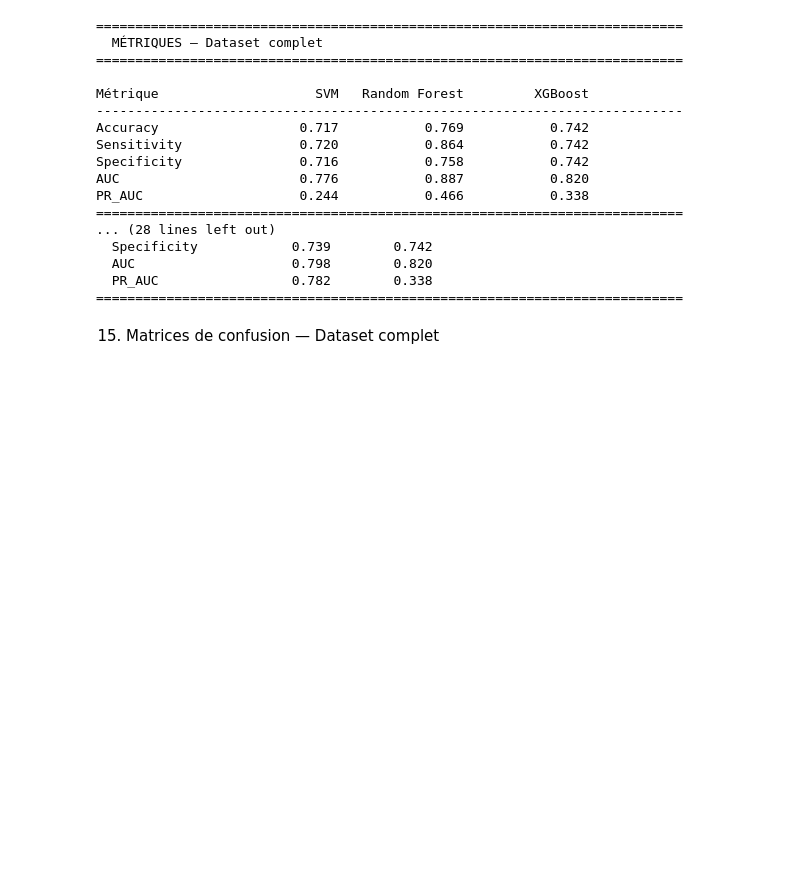
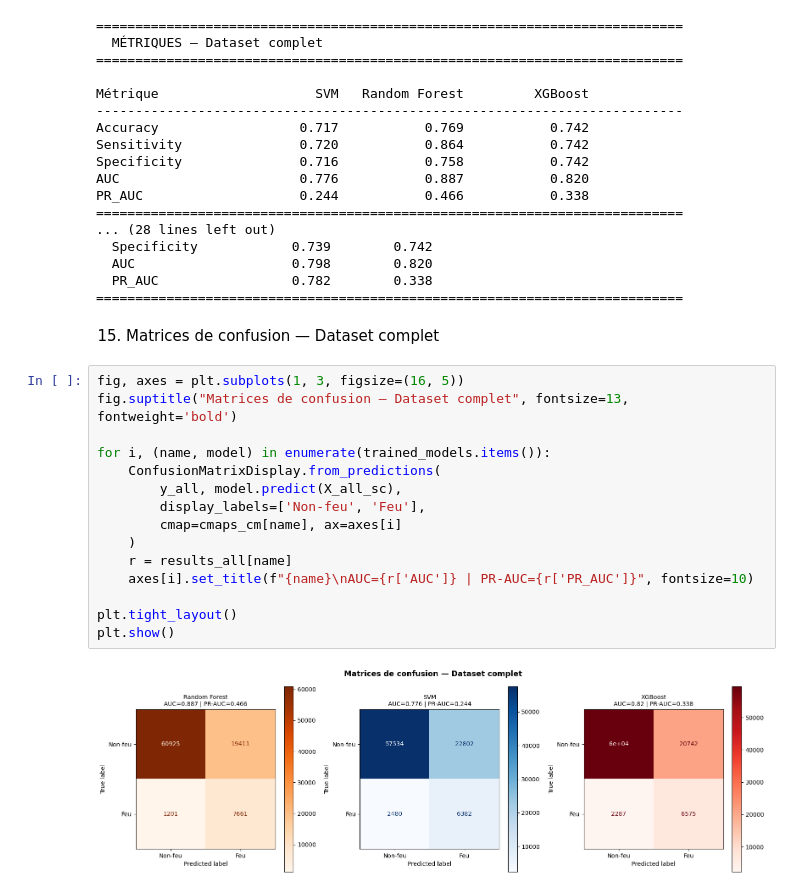
Before and after one commit to AbdelkarimElm/data-driven-wildfire-prediction-portugal, a Jupyter notebook: Reimplementation_Methods_Papers/CodeUthappa/wildfire_susceptibility_India.ipynb, the cells around one changed output. Drawn from its saved outputs; the diff is of its cells as text; blank space fills up the shorter version.

```diff
--- a/Reimplementation_Methods_Papers/CodeUthappa/wildfire_susceptibility_India.ipynb
+++ b/Reimplementation_Methods_Papers/CodeUthappa/wildfire_susceptibility_India.ipynb
@@ -493,3 +493,20 @@ PR_AUC                    0.244           0.466           0.338
 ===========================================================================
 # %% [markdown]
 15. Matrices de confusion — Dataset complet
+# %%
+fig, axes = plt.subplots(1, 3, figsize=(16, 5))
+fig.suptitle("Matrices de confusion — Dataset complet", fontsize=13, fontweight='bold')
+
+for i, (name, model) in enumerate(trained_models.items()):
+    ConfusionMatrixDisplay.from_predictions(
+        y_all, model.predict(X_all_sc),
+        display_labels=['Non-feu', 'Feu'],
+        cmap=cmaps_cm[name], ax=axes[i]
+    )
+    r = results_all[name]
+    axes[i].set_title(f"{name}\nAUC={r['AUC']} | PR-AUC={r['PR_AUC']}", fontsize=10)
+
+plt.tight_layout()
+plt.show()
+# %% [output]
+[figure, added]
```
Also changed, not shown: parts of 5 cells of this notebook.
